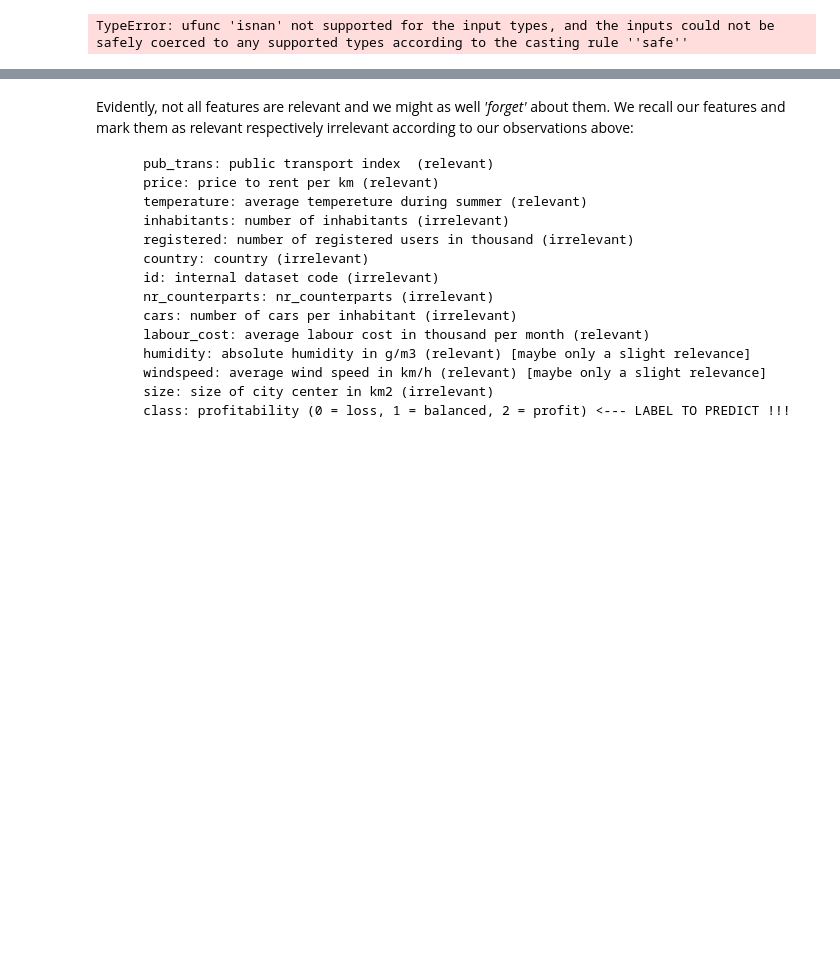
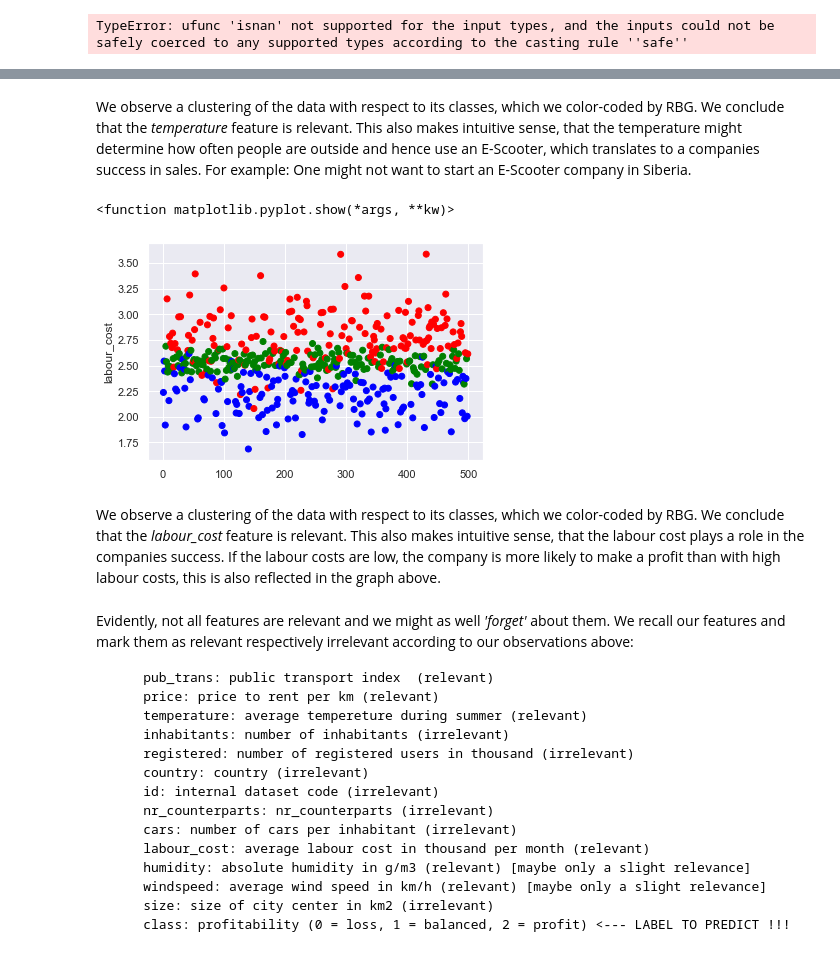
Before and after one commit to maximilian-janisch/2020-UZH-Random-Forests, a Jupyter notebook: Maximilian-Marco.ipynb, the cells around one changed output, grey strips where cells are left out. Cells and saved outputs as stored; diff of their text form; code cells hidden in the pictures; blank space fills up the shorter version.

```diff
--- a/Maximilian-Marco.ipynb
+++ b/Maximilian-Marco.ipynb
@@ -157,3 +173,14 @@ Exception: Data must be 1-dimensional
+# %% [markdown]
+We observe a clustering of the data with respect to its classes, which we color-coded by RBG. We conclude that the _temperature_ feature is relevant. This also makes intuitive sense, that the temperature might determine how often people are outside and hence use an E-Scooter, which translates to a companies success in sales. For example: One might not want to start an E-Scooter company in Siberia.
+# %%
+plt.scatter(range(1,500), x[:,9].astype(np.float), c=y.astype(np.float),  cmap=matplotlib.colors.ListedColormap(colors))
+plt.ylabel(features_names[9])
+plt.show
+# %% [output]
+<function matplotlib.pyplot.show(*args, **kw)>
+[figure, added]
+# %% [markdown]
+We observe a clustering of the data with respect to its classes, which we color-coded by RBG. We conclude that the _labour_cost_ feature is relevant. This also makes intuitive sense, that the labour cost plays a role in the companies success. If the labour costs are low, the company is more likely to make a profit than with high labour costs, this is also reflected in the graph above.
 # %% [markdown]
 Evidently, not all features are relevant and we might as well _'forget'_ about them. We recall our features and mark them as relevant respectively irrelevant according to our observations above:
 
```
Also changed, not shown: parts of 9 cells of this notebook.
